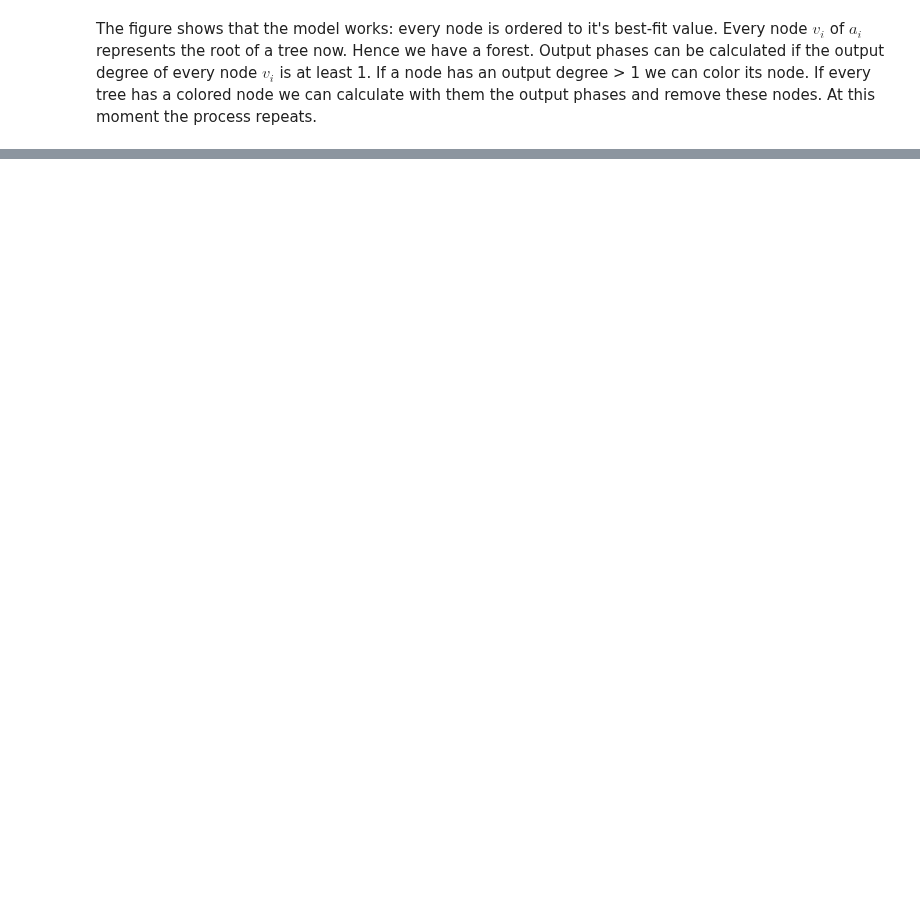
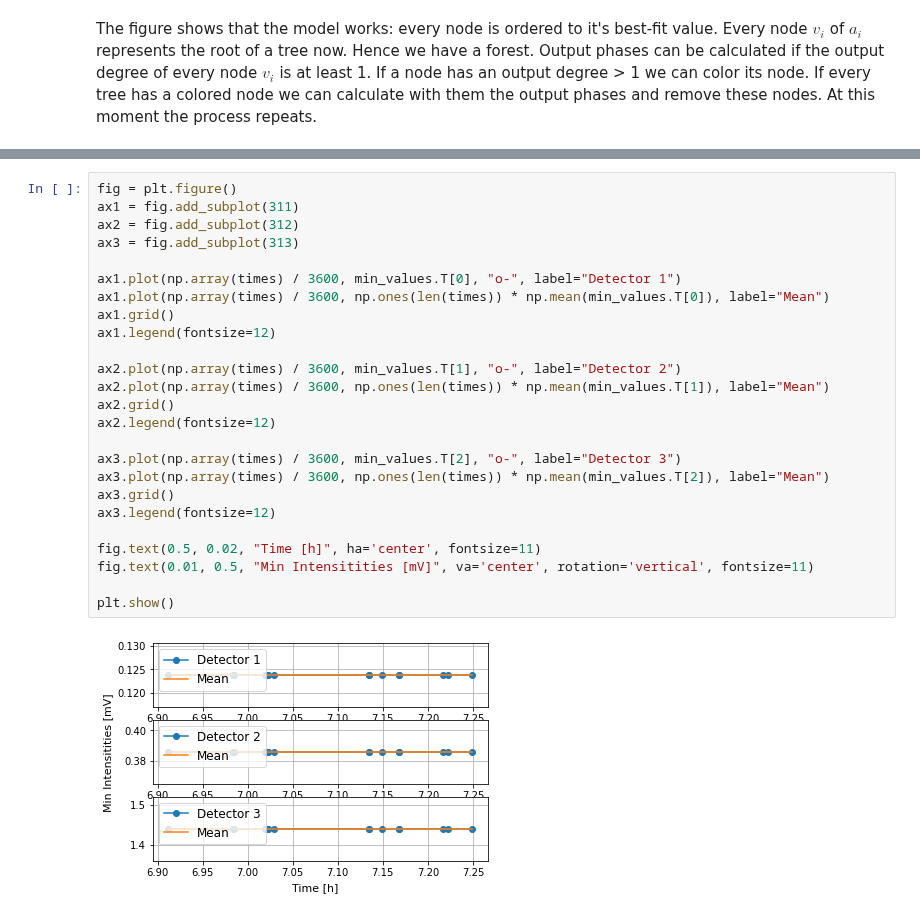
Before and after one commit to bilaljo/MiniPTI, a Jupyter notebook: notebooks/pti.ipynb, the cells around one changed output, grey strips where cells are left out. Drawn from its saved outputs; the diff is of its cells as text; blank space fills up the shorter version.

```diff
--- a/notebooks/pti.ipynb
+++ b/notebooks/pti.ipynb
@@ -234,0 +283,27 @@ $$\mathcal{F}(\lim_{n \rightarrow \infty}f_n(x)) = \lim_{n \rightarrow \infty}\m
+# %%
+fig = plt.figure()
+ax1 = fig.add_subplot(311)
+ax2 = fig.add_subplot(312)
+ax3 = fig.add_subplot(313)
+
+ax1.plot(np.array(times) / 3600, min_values.T[0], "o-", label="Detector 1")
+ax1.plot(np.array(times) / 3600, np.ones(len(times)) * np.mean(min_values.T[0]), label="Mean")
+ax1.grid()
+ax1.legend(fontsize=12)
+
+ax2.plot(np.array(times) / 3600, min_values.T[1], "o-", label="Detector 2")
+ax2.plot(np.array(times) / 3600, np.ones(len(times)) * np.mean(min_values.T[1]), label="Mean")
+ax2.grid()
+ax2.legend(fontsize=12)
+
+ax3.plot(np.array(times) / 3600, min_values.T[2], "o-", label="Detector 3")
+ax3.plot(np.array(times) / 3600, np.ones(len(times)) * np.mean(min_values.T[2]), label="Mean")
+ax3.grid()
+ax3.legend(fontsize=12)
+
+fig.text(0.5, 0.02, "Time [h]", ha='center', fontsize=11)
+fig.text(0.01, 0.5, "Min Intensitities [mV]", va='center', rotation='vertical', fontsize=11)
+
+plt.show()
+# %% [output]
+[figure, added]
```
Also changed, not shown: parts of 31 cells of this notebook, 5 other files.
